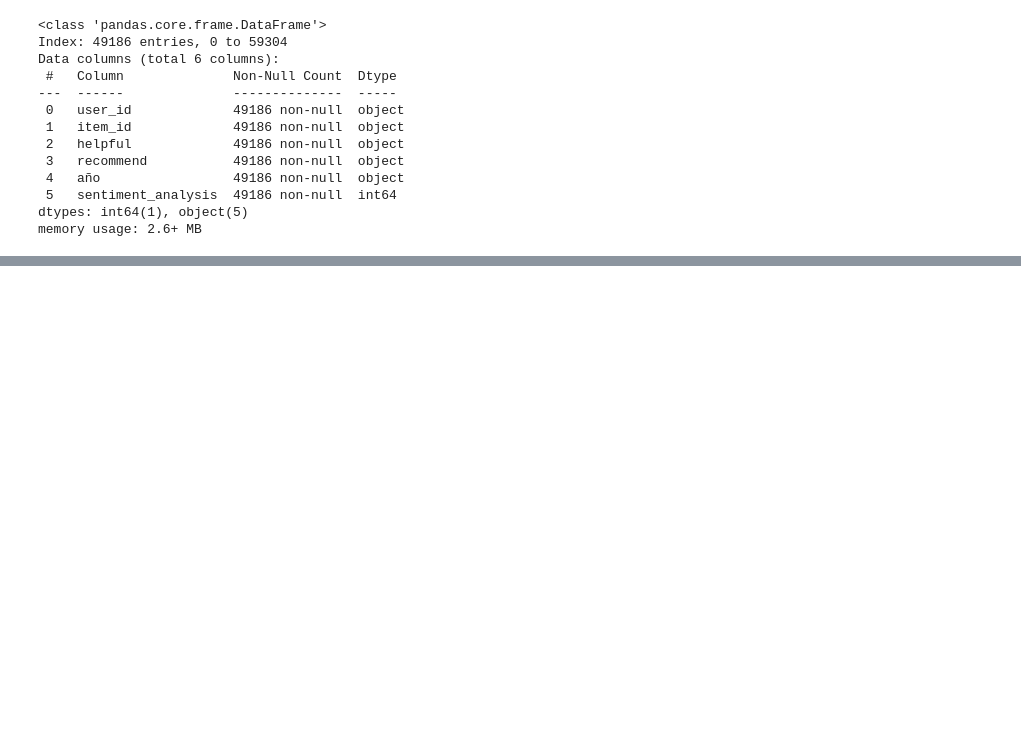
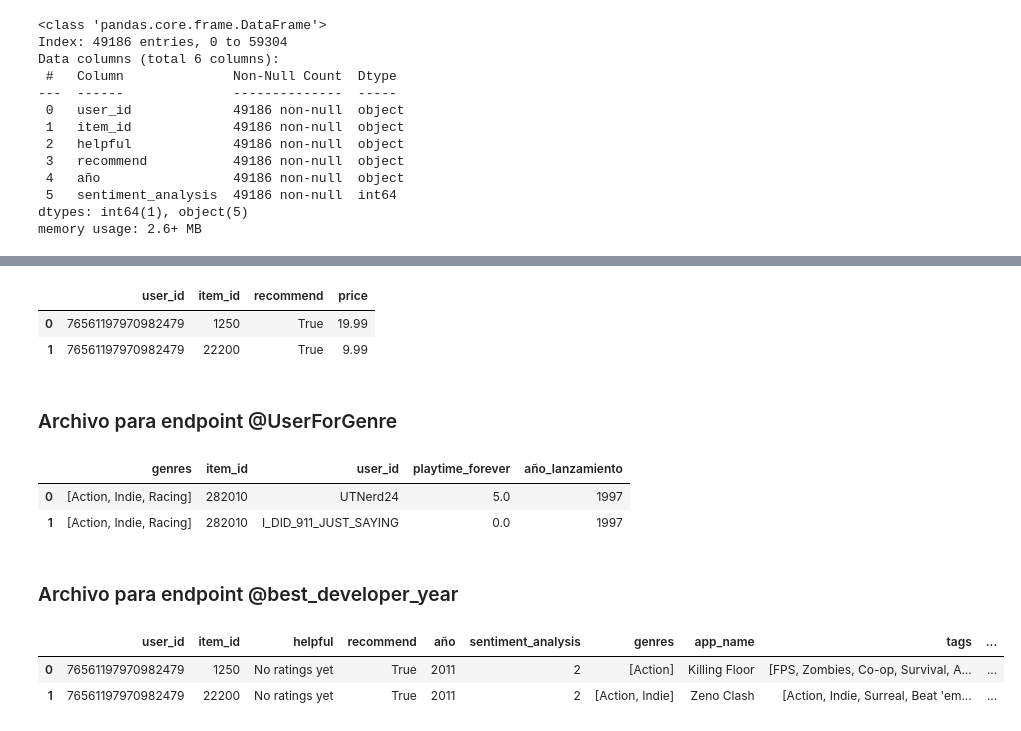
Before and after one commit to rafaelopz1/proyectoMLOps_rafaelopz1, a Jupyter notebook: ETL.ipynb, the cells around one changed output, grey strips where cells are left out. Cells and saved outputs as stored; diff of their text form; code cells hidden in the pictures; blank space fills up the shorter version.

Commit message:
optimizacion de funciones, archivos y codigo para render

```diff
--- a/ETL.ipynb
+++ b/ETL.ipynb
@@ -501,0 +511,6 @@ pq.write_table(table, './data/steam_games_ml.parquet')
+# %%
+merged_reviews_games.head(2)
+# %% [output]
+|  | user_id | item_id | recommend | price |
+| 0 | 76561197970982479 | 1250 | True | 19.99 |
+| 1 | 76561197970982479 | 22200 | True | 9.99 |
@@ -501,0 +519,2 @@ pq.write_table(table, './data/steam_games_ml.parquet')
+# %% [markdown]
+### Archivo para endpoint @UserForGenre
@@ -501,0 +524,7 @@ pq.write_table(table, './data/steam_games_ml.parquet')
+# %%
+df_userforgenre = df_join[['genres','item_id','user_id','playtime_forever','año_lanzamiento']]
+df_userforgenre.head(8)
+# %% [output]
+|  | genres | item_id | user_id | playtime_forever | año_lanzamiento |
+| 0 | [Action, Indie, Racing] | 282010 | UTNerd24 | 5.0 | 1997 |
+| 1 | [Action, Indie, Racing] | 282010 | I_DID_911_JUST_SAYING | 0.0 | 1997 |
@@ -501,0 +543,9 @@ pq.write_table(table, './data/steam_games_ml.parquet')
+# %% [markdown]
+### Archivo para endpoint @best_developer_year
+# %%
+merged_df = pd.merge(df_reviews, df_games, on='item_id')
+merged_df.head(2)
+# %% [output]
+|  | user_id | item_id | helpful | recommend | año | sentiment_analysis | genres | app_name | tags | ... |
+| 0 | 76561197970982479 | 1250 | No ratings yet | True | 2011 | 2 | [Action] | Killing Floor | [FPS, Zombies, Co-op, Survival, A... | ... |
+| 1 | 76561197970982479 | 22200 | No ratings yet | True | 2011 | 2 | [Action, Indie] | Zeno Clash | [Action, Indie, Surreal, Beat 'em... | ... |
```
Also changed, not shown: parts of 40 cells of this notebook, 10 other files.
